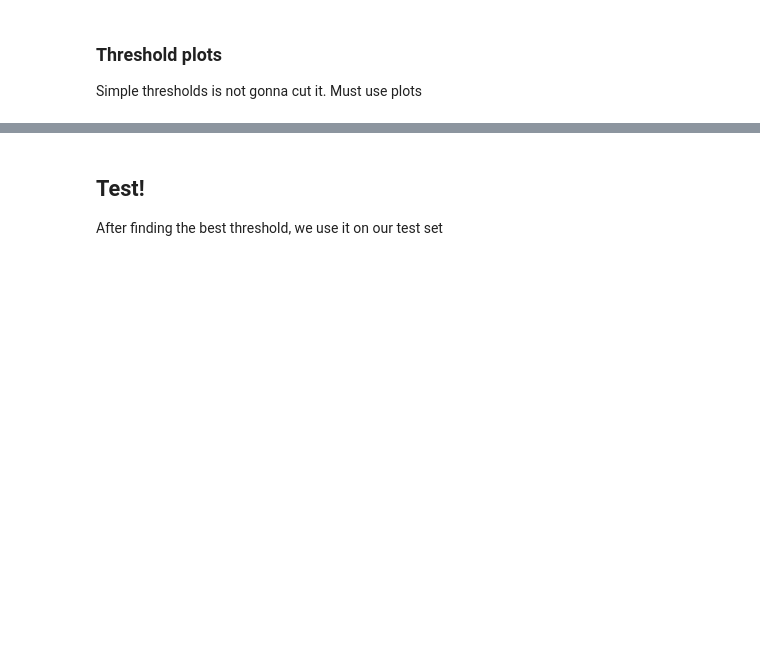
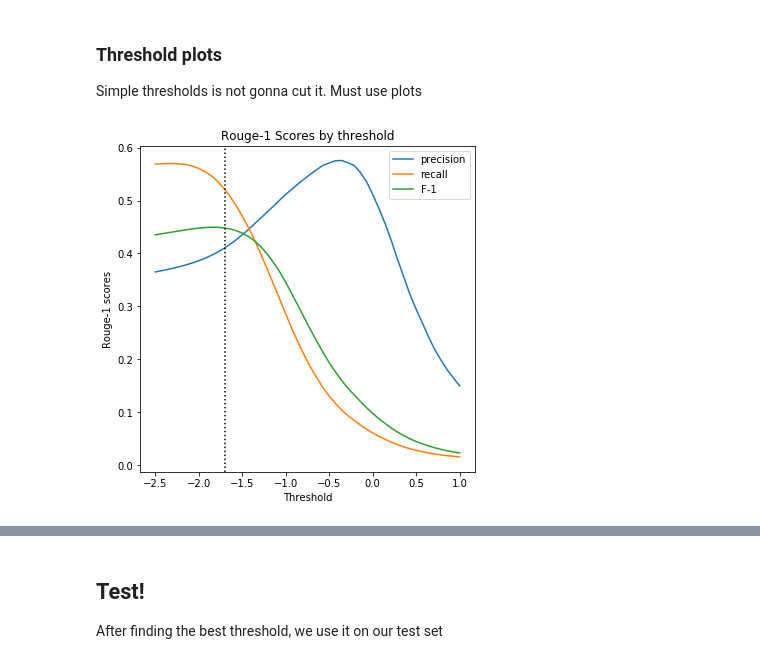
Before and after one commit to LithiumH/cs224u-final-project, a Jupyter notebook: Analysis.ipynb, the cells around one changed output, grey strips where cells are left out. Saved outputs shown, nothing was run; the diff lists cells and outputs as text; code cells hidden in the pictures; blank space fills up the shorter version.

```diff
--- a/Analysis.ipynb
+++ b/Analysis.ipynb
@@ -370,0 +418,33 @@ Simple thresholds is not gonna cut it. Must use plots
+# %%
+with open(os.path.join('saved_models', machine, 'test', 'default-01-dev', 'threshold_eval.pk'), 'wb') as f:
+    pickle.dump(result, f)
+# %%
+with open(os.path.join('saved_models', machine, 'test', 'default-01-dev', 'threshold_eval.pk'), 'rb') as f:
+    result = pickle.load(f)
+# %%
+result_merged = {list(elem.keys())[0]: list(elem.values())[0] for elem in result}
+# %%
+rouge1_p = np.array([result_merged[i]['rouge-1']['p'] for i in search_range])
+rouge1_r = np.array([result_merged[i]['rouge-1']['r'] for i in search_range])
+rouge1_f = np.array([result_merged[i]['rouge-1']['f'] for i in search_range])
+
+rouge2_p = np.array([result_merged[i]['rouge-2']['p'] for i in search_range])
+rouge2_r = np.array([result_merged[i]['rouge-2']['r'] for i in search_range])
+rouge2_f = np.array([result_merged[i]['rouge-2']['f'] for i in search_range])
+
+rougeL_p = np.array([result_merged[i]['rouge-l']['p'] for i in search_range])
+rougeL_r = np.array([result_merged[i]['rouge-l']['r'] for i in search_range])
+rougeL_f = np.array([result_merged[i]['rouge-l']['f'] for i in search_range])
+# %%
+plt.figure(figsize=(6, 6))
+plt.plot(search_range, rouge1_p)
+plt.plot(search_range, rouge1_r)
+plt.plot(search_range, rouge1_f)
+plt.axvline(x=-1.7, color='black', ls=':')
+plt.legend(['precision', 'recall', 'F-1'], loc='upper right')
+plt.xlabel('Threshold')
+plt.ylabel('Rouge-1 scores')
+plt.title('Rouge-1 Scores by threshold')
+plt.savefig(os.path.join('paper', 'plots', 'rouge-1.png'))
+# %% [output]
+[figure, added]
```
Also changed, not shown: parts of 35 cells of this notebook, 18 other files.
